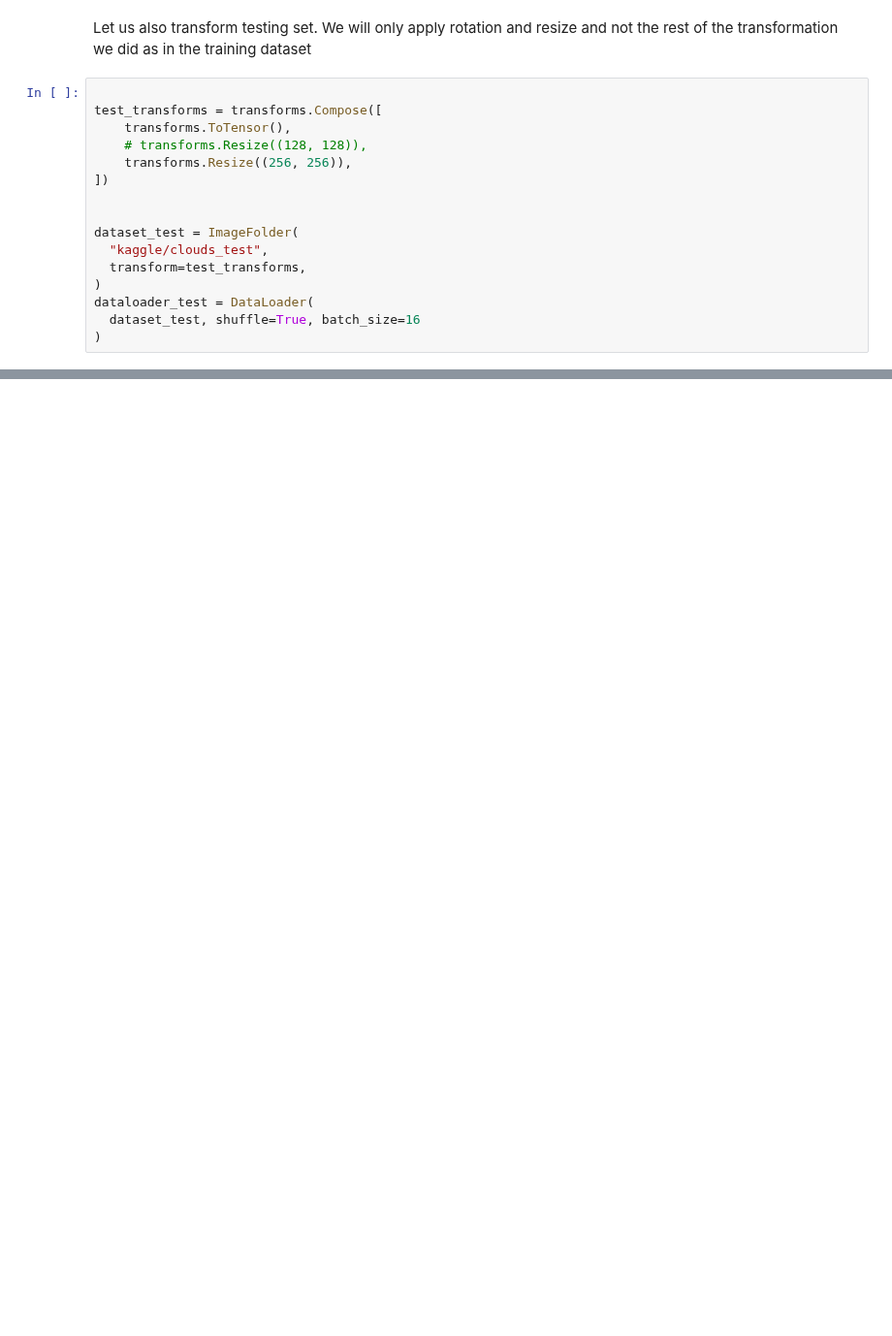
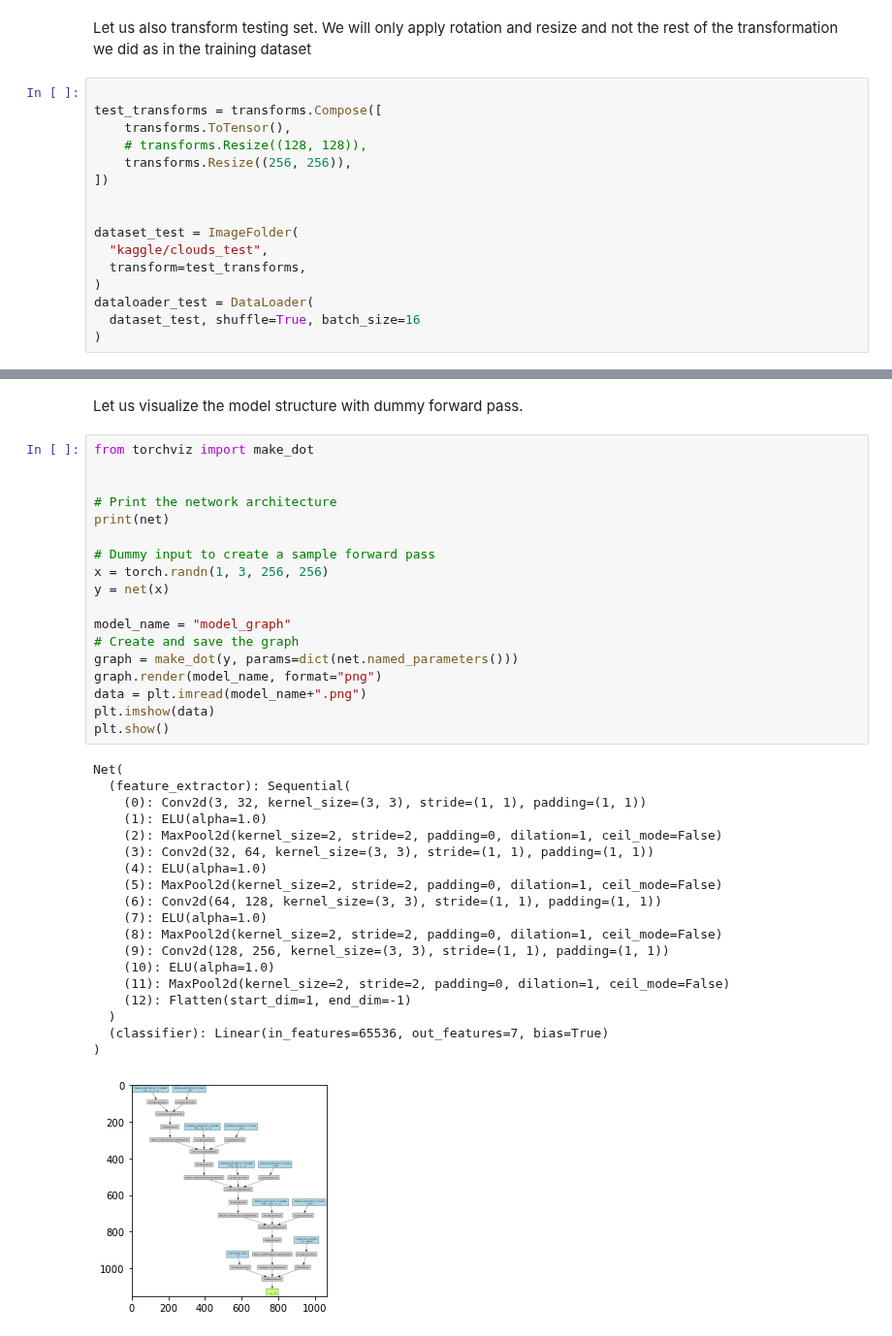
Before and after one commit to syednayeemridwan/data-science-projects, a Jupyter notebook: Cloud Image Classification/pytorch implementation.ipynb, the cells around one changed output, grey strips where cells are left out. Shown at 97% size. Cells and saved outputs as stored; diff of their text form; blank space fills up the shorter version.

Commit message:
Create pytorch classifier model
This commit includes the following changes:

- Create a multi-class image classifier model
- Visualize the model with dummy values in forward pass

```diff
--- a/Cloud Image Classification/pytorch implementation.ipynb
+++ b/Cloud Image Classification/pytorch implementation.ipynb
@@ -69,0 +110,40 @@ plt.show()
+# %% [markdown]
+Let us visualize the model structure with dummy forward pass.
+# %%
+from torchviz import make_dot
+
+
+# Print the network architecture
+print(net)
+
+# Dummy input to create a sample forward pass
+x = torch.randn(1, 3, 256, 256)
+y = net(x)
+
+model_name = "model_graph"
+# Create and save the graph
+graph = make_dot(y, params=dict(net.named_parameters()))
+graph.render(model_name, format="png")
+data = plt.imread(model_name+".png")
+plt.imshow(data)
+plt.show()
+# %% [output]
+Net(
+  (feature_extractor): Sequential(
+    (0): Conv2d(3, 32, kernel_size=(3, 3), stride=(1, 1), padding=(1, 1))
+    (1): ELU(alpha=1.0)
+    (2): MaxPool2d(kernel_size=2, stride=2, padding=0, dilation=1, ceil_mode=False)
+    (3): Conv2d(32, 64, kernel_size=(3, 3), stride=(1, 1), padding=(1, 1))
+    (4): ELU(alpha=1.0)
+    (5): MaxPool2d(kernel_size=2, stride=2, padding=0, dilation=1, ceil_mode=False)
+    (6): Conv2d(64, 128, kernel_size=(3, 3), stride=(1, 1), padding=(1, 1))
+    (7): ELU(alpha=1.0)
+    (8): MaxPool2d(kernel_size=2, stride=2, padding=0, dilation=1, ceil_mode=False)
+    (9): Conv2d(128, 256, kernel_size=(3, 3), stride=(1, 1), padding=(1, 1))
+    (10): ELU(alpha=1.0)
+    (11): MaxPool2d(kernel_size=2, stride=2, padding=0, dilation=1, ceil_mode=False)
+    (12): Flatten(start_dim=1, end_dim=-1)
+  )
+  (classifier): Linear(in_features=65536, out_features=7, bias=True)
+)
+[figure, added]
```
Also changed, not shown: parts of 5 cells of this notebook, 2 other files.
